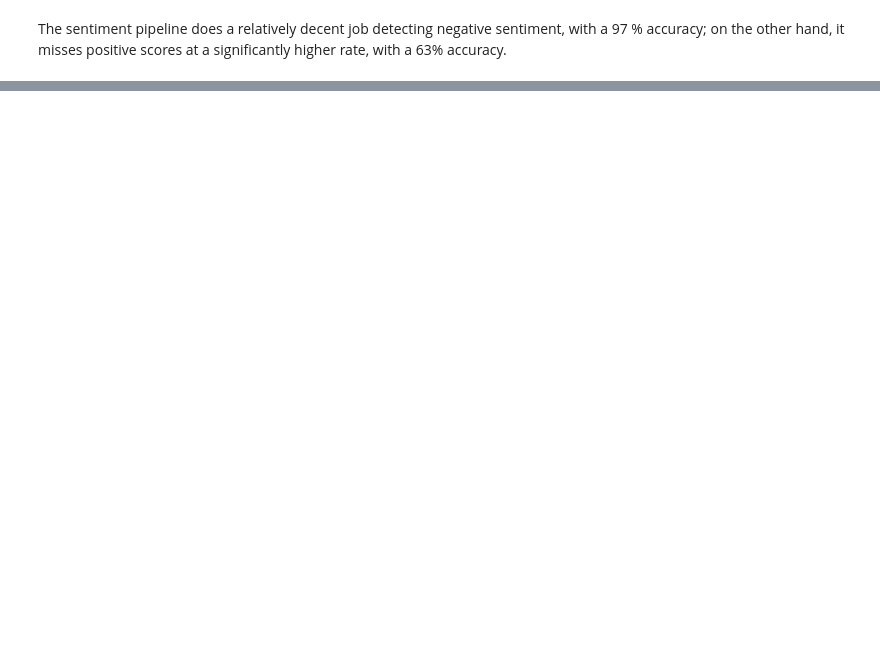
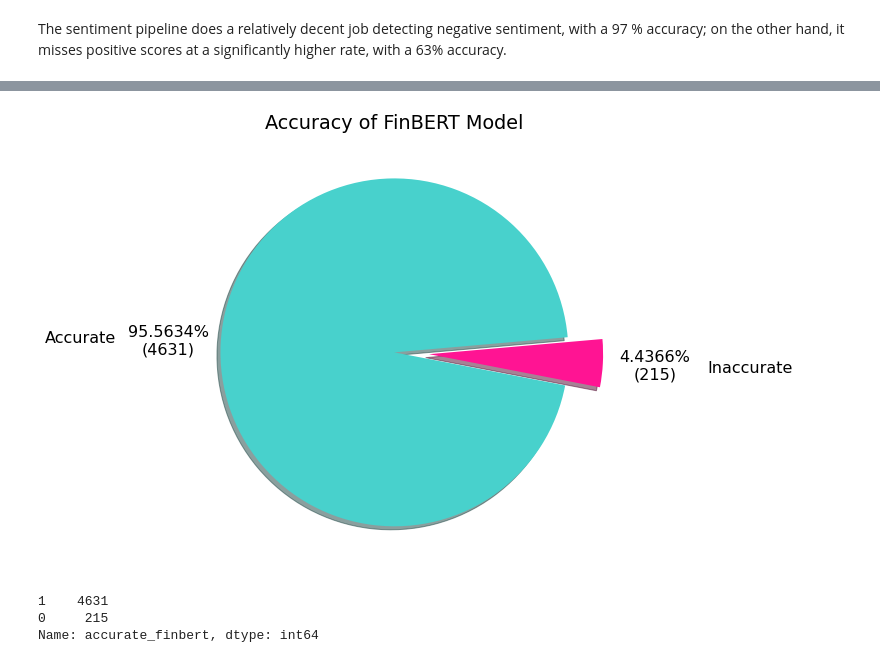
Before and after one commit to Kevin-Kwasnik/aspect-based-sentiment-analysis, a Jupyter notebook: 4c_feature-engineer.ipynb, the cells around one changed output, grey strips where cells are left out. Saved outputs shown, nothing was run; the diff lists cells and outputs as text; code cells hidden in the pictures; blank space fills up the shorter version.

```diff
--- a/4c_feature-engineer.ipynb
+++ b/4c_feature-engineer.ipynb
@@ -246,16 +200,0 @@ df.head()
-# %%
-#extract a list of the sentiments from the
-df['score_bertweet'] = [df.sentiment[i][0]['score'] for i in range(len(df.sentiment))]
-
-#extract the predicted label
-df['pred_sentiment_bertweet'] = [df.sentiment_bertweet[i][0]['label'] for i in range(len(df.sentiment_bertweet))]
-
-#create a dummy column to iterate over for bertweet predictions
-df['accurate_bertweet'] = 0
-
-#score
-for i, row in df.iterrows():
-    accurate_val = 0
-    if row.labels == row.pred_sentiment_bertweet.lower():
-        accurate_val = 1
-    df.at[i,'accurate_bertweet'] = accurate_val
@@ -284,0 +246,16 @@ print(results)
+# %%
+#extract a list of the sentiments from the
+df['score_finbert'] = [df.sentiment_finbert[i][0]['score'] for i in range(len(df.sentiment_finbert))]
+
+#extract the predicted label
+df['pred_sentiment_finbert'] = [df.sentiment_finbert[i][0]['label'] for i in range(len(df.sentiment_finbert))]
+
+#create a dummy column to iterate over for bertweet predictions
+df['accurate_finbert'] = 0
+
+#score
+for i, row in df.iterrows():
+    accurate_val = 0
+    if row.labels == row.pred_sentiment_finbert.lower():
+        accurate_val = 1
+    df.at[i,'accurate_finbert'] = accurate_val
@@ -284,0 +271,17 @@ print(results)
+# %%
+## Check how many predictions the finbert pipeline accurately predicted the sentiment
+total= len(df.accurate_finbert)
+explode=[0,.2]
+plt.pie(df.accurate_finbert.value_counts(), labels=['Accurate', 'Inaccurate'], explode=explode,colors=['mediumturquoise','deeppink'],
+        shadow=True, autopct=lambda p: '{:.4f}%\n({:.0f})'.format(p, total*p/100),
+       pctdistance=1.3, labeldistance=1.6, startangle=5)
+plt.title('Accuracy of FinBERT Model')
+plt.show()
+# %% [output]
+[figure, added]
+# %%
+df.accurate_finbert.value_counts()
+# %% [output]
+1    4631
+0     215
+Name: accurate_finbert, dtype: int64
```
Also changed, not shown: parts of 28 cells of this notebook.
